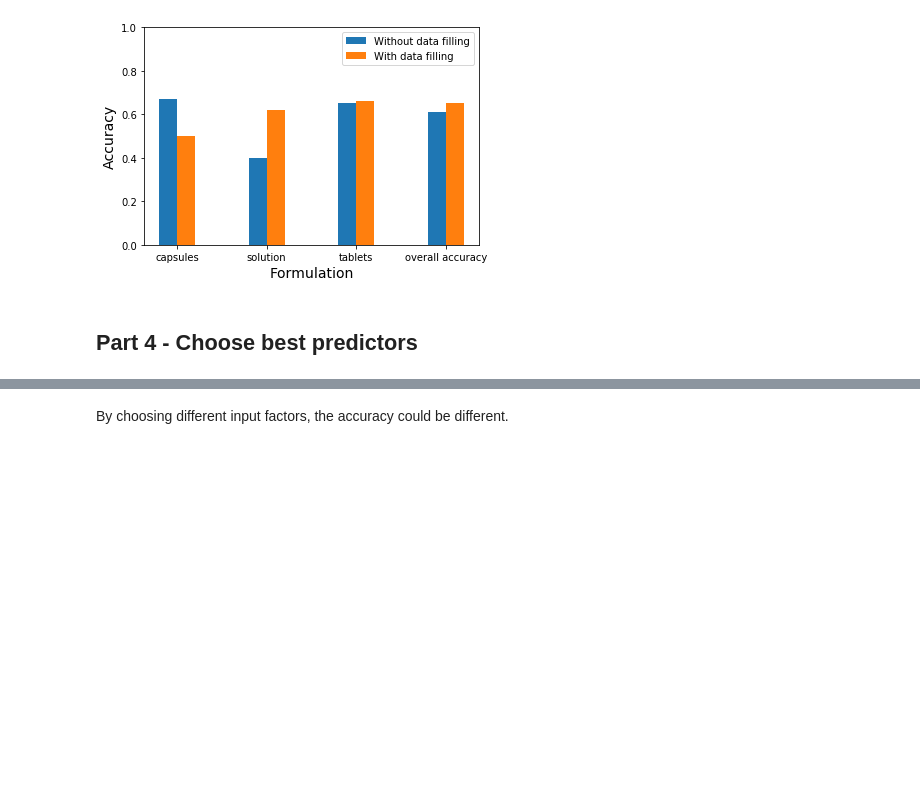
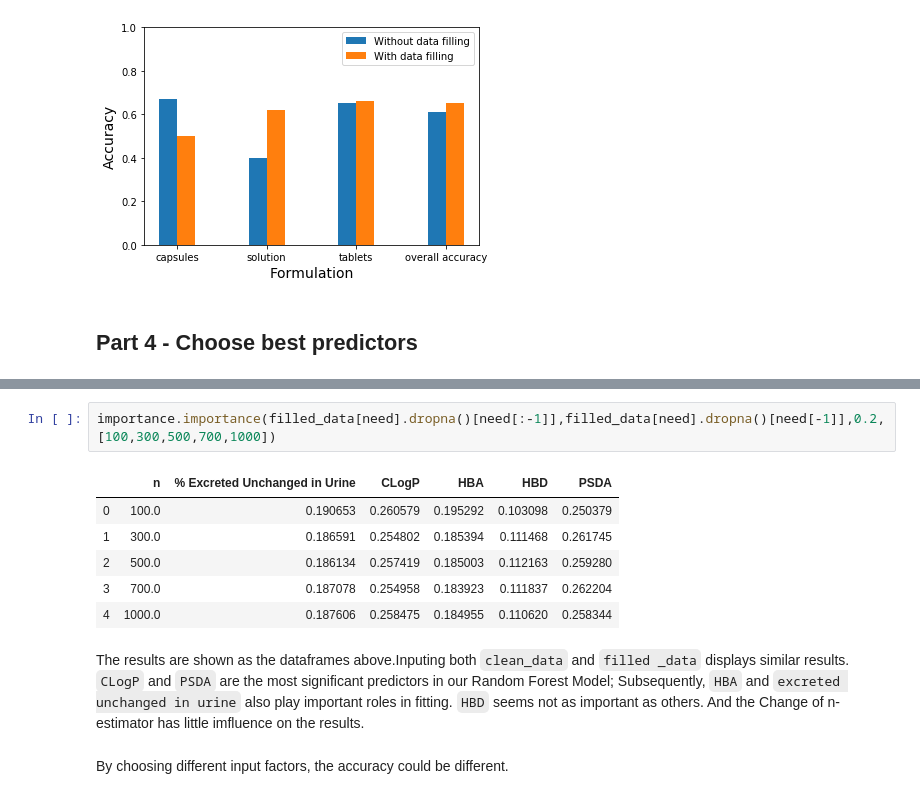
Before and after one commit to Chenyi-Mao/formulation, a Jupyter notebook: examples/examples.ipynb, the cells around one changed output, grey strips where cells are left out. Cells and saved outputs as stored; diff of their text form; blank space fills up the shorter version.

```diff
--- a/examples/examples.ipynb
+++ b/examples/examples.ipynb
@@ -156,3 +171,14 @@ plt.xticks(ticks=x-width/2, labels=name_list)
+# %%
+importance.importance(filled_data[need].dropna()[need[:-1]],filled_data[need].dropna()[need[-1]],0.2,[100,300,500,700,1000])
+# %% [output]
+|  | n | % Excreted Unchanged in Urine | CLogP | HBA | HBD | PSDA |
+| 0 | 100.0 | 0.190653 | 0.260579 | 0.195292 | 0.103098 | 0.250379 |
+| 1 | 300.0 | 0.186591 | 0.254802 | 0.185394 | 0.111468 | 0.261745 |
+| 2 | 500.0 | 0.186134 | 0.257419 | 0.185003 | 0.112163 | 0.259280 |
+| 3 | 700.0 | 0.187078 | 0.254958 | 0.183923 | 0.111837 | 0.262204 |
+| 4 | 1000.0 | 0.187606 | 0.258475 | 0.184955 | 0.110620 | 0.258344 |
+# %% [markdown]
+The results are shown as the dataframes above.Inputing both `clean_data` and `filled _data` displays similar results. `CLogP` and `PSDA` are the most significant predictors in our Random Forest Model; Subsequently, `HBA` and `excreted unchanged in urine` also play important roles in fitting. `HBD` seems not as important as others. And the Change of n-estimator has little imfluence on the results.
 # %% [markdown]
 By choosing different input factors, the accuracy could be different.
 # %%
```
Also changed, not shown: parts of 6 cells of this notebook.
